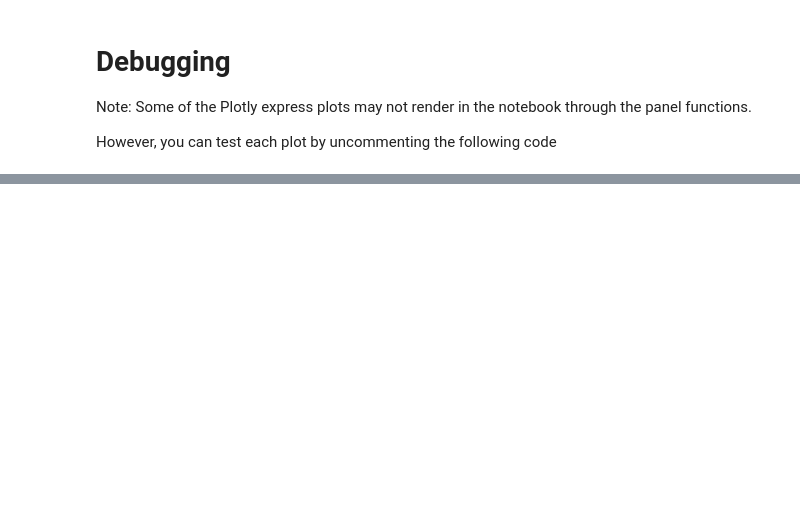
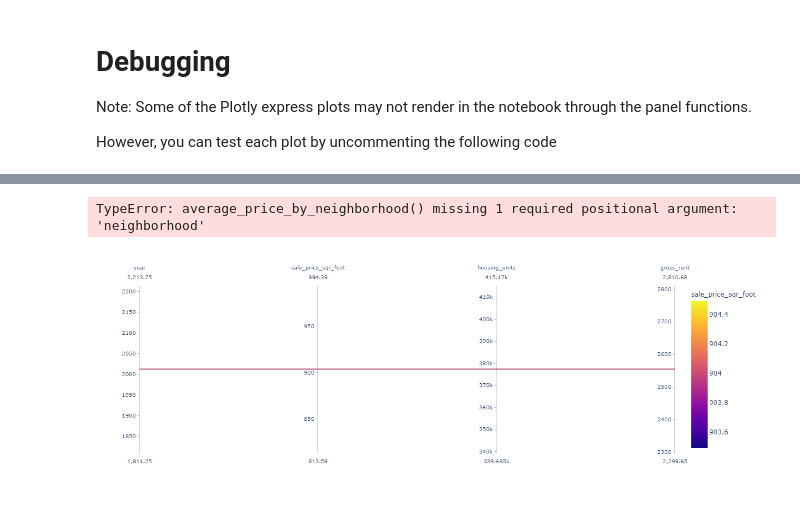
Before and after one commit to 44nash/pyviz-homework, a Jupyter notebook: Starter_Code/dashboard.ipynb, the cells around one changed output, grey strips where cells are left out. Saved outputs shown, nothing was run; the diff lists cells and outputs as text; code cells hidden in the pictures; blank space fills up the shorter version.

Commit message:
for submission, interact error still live

```diff
--- a/Starter_Code/dashboard.ipynb
+++ b/Starter_Code/dashboard.ipynb
@@ -28,10 +33,10 @@ px.set_mapbox_access_token(map_box_api)
 # %%
 # Import the necessary CSVs to Pandas DataFrames
 
-neighborhoods_coordinates_df = pd.read_csv (r'Data/neighborhoods_coordinates.csv')
-neighborhoods_census_df = pd.read_csv (r'Data/sfo_neighborhoods_census_data.csv')
+neighborhoods_locations_df = pd.read_csv (r'Data/neighborhoods_coordinates.csv')
+neighborhoods_sfo_df = pd.read_csv (r'Data/sfo_neighborhoods_census_data.csv')
 
-neighborhoods_coordinates_df.head()
+neighborhoods_locations_df.head()
 # %% [output]
 |  | Neighborhood | Lat | Lon |
 | 0 | Alamo Square | 37.791012 | -122.402100 |
@@ -167,0 +298,4 @@ However, you can test each plot by uncommenting the following code
+# %%
+average_price_by_neighborhood()
+# %% [output]
+TypeError: average_price_by_neighborhood() missing 1 required positional argument: 'neighborhood'
@@ -167,0 +304,4 @@ However, you can test each plot by uncommenting the following code
+# %%
+most_expensive_neighborhoods_rent_sales()
+# %% [output]
+[figure, added]
```
Also changed, not shown: parts of 24 cells of this notebook, 1 other file.
